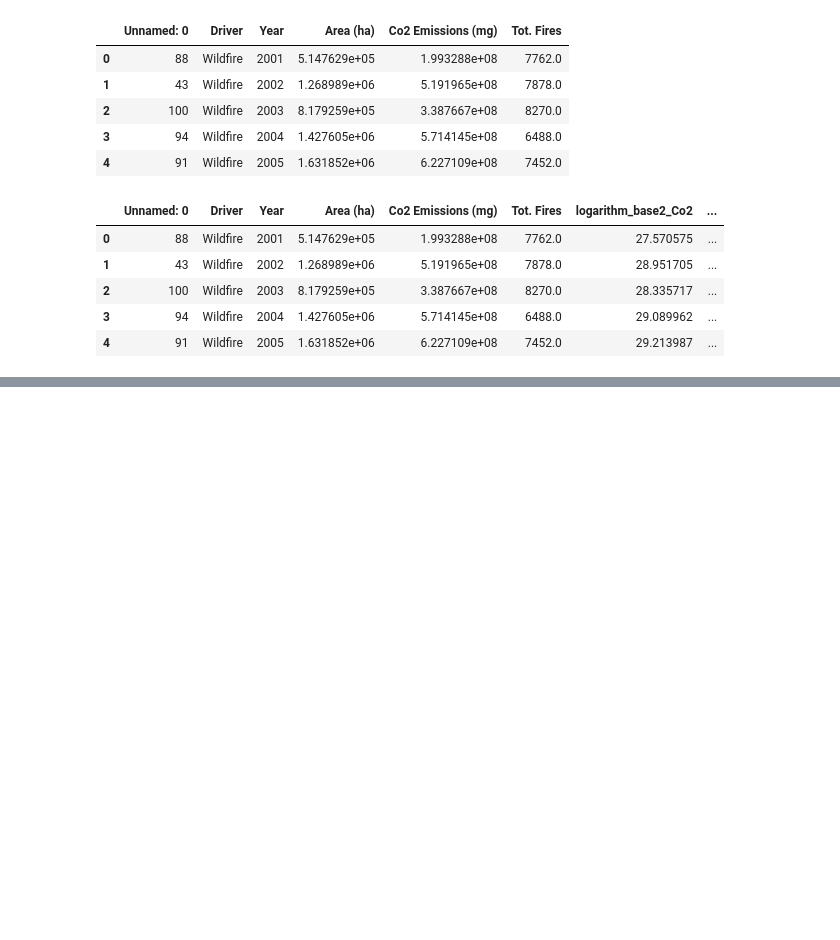
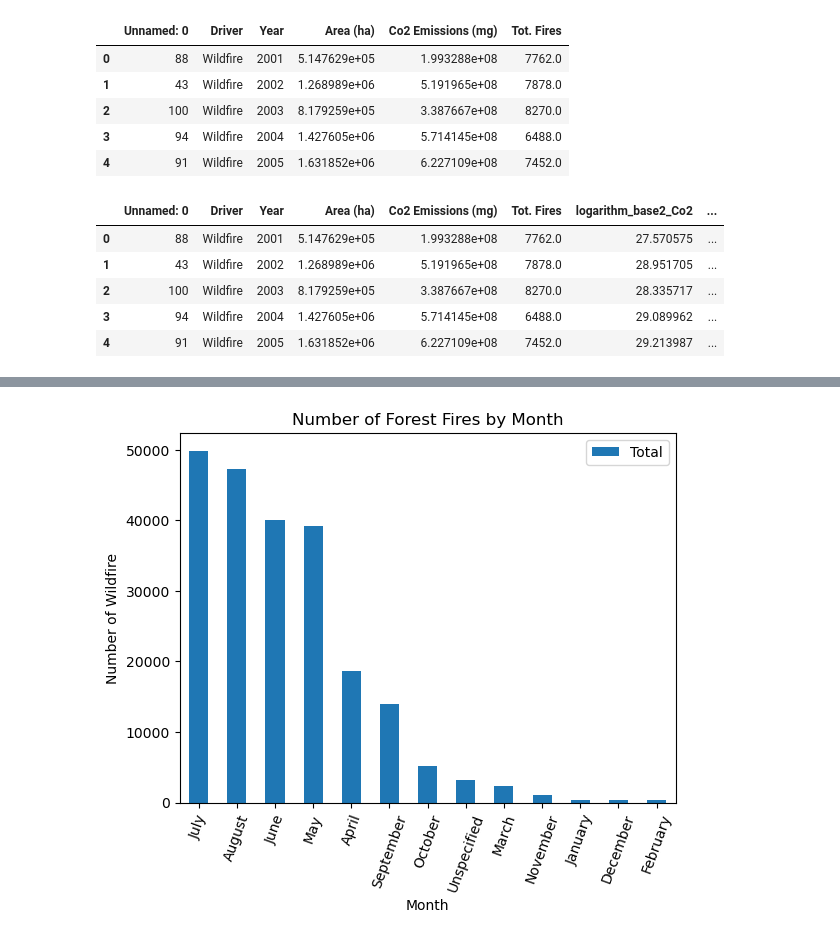
Before and after one commit to JasmineBamba/Group-Project-1-Group-2, a Jupyter notebook: Geolocations_Provinces_Nikita.ipynb, the cells around one changed output, grey strips where cells are left out. Drawn from its saved outputs; the diff is of its cells as text; code cells hidden in the pictures; blank space fills up the shorter version.

```diff
--- a/Geolocations_Provinces_Nikita.ipynb
+++ b/Geolocations_Provinces_Nikita.ipynb
@@ -608,0 +612,11 @@ The correlation between Forest Fires and Co2 Emissions (mg) is 0.23
+# %%
+# Study data files
+ForestFire_month_path = "DataSets_project_2/Number_of_fires_by_month_Data.csv"
+
+# Read the mouse data and the study results
+ForestFire_months = pd.read_csv(ForestFire_month_path, delimiter = "\t", encoding= "utf-16")
+
+ForestFire_months.columns = ForestFire_months.iloc[0]
+ForestFire_months = ForestFire_months.iloc[1:].reset_index(drop=True)
+
+ForestFire_months.head()
@@ -608,0 +631,10 @@ The correlation between Forest Fires and Co2 Emissions (mg) is 0.23
+# %%
+#Cleaning the data
+#Replacing NaN values with 0
+ForestFire_months = ForestFire_months.fillna(0)
+
+#Removed the data for the year 2021 as it was incomplete
+ForestFire_months = ForestFire_months.drop(2021.0, axis=1)
+# %%
+#Grouped the dataframe based on "Month" and calculated the total
+Sum_FF_months = ForestFire_months.groupby(["Month"]).sum()
@@ -608,0 +652,16 @@ The correlation between Forest Fires and Co2 Emissions (mg) is 0.23
+# %%
+#Created a column in the dataframe to calculte the total number of fires for each month
+Sum_FF_months.loc[:,'Total'] = Sum_FF_months.sum(axis=1)
+# %%
+#Create a bar graph to see the moths with maximum number of wildfires
+Sum_FF_months = Sum_FF_months.sort_values(by=['Total'], ascending=False)
+Sum_FF_months.plot.bar(y="Total", rot=70, title="Number of Forest Fires by Month");
+
+# Incorporate the other graph properties:
+plt.ylabel('Number of Wildfire')
+
+# Save the figure:
+plt.savefig('Output_data_NG/Fig.9 - Number of Forest Fires by Month.png')
+plt.show()
+# %% [output]
+[figure, added]
```
Also changed, not shown: parts of 31 cells of this notebook, 3 other files.
